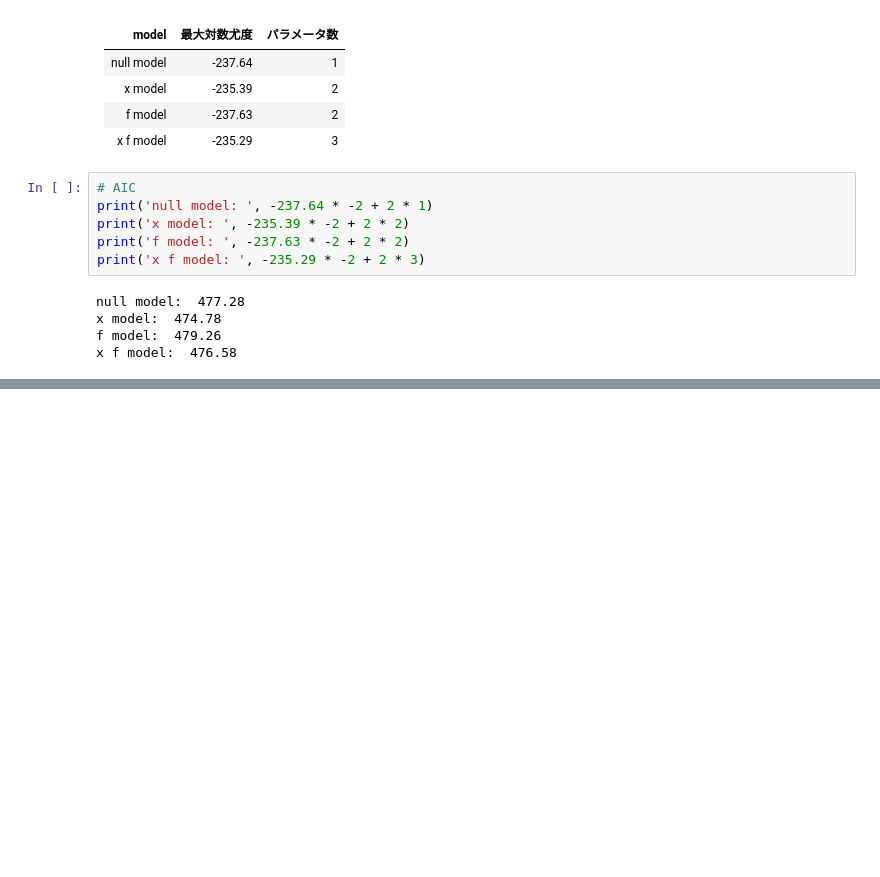
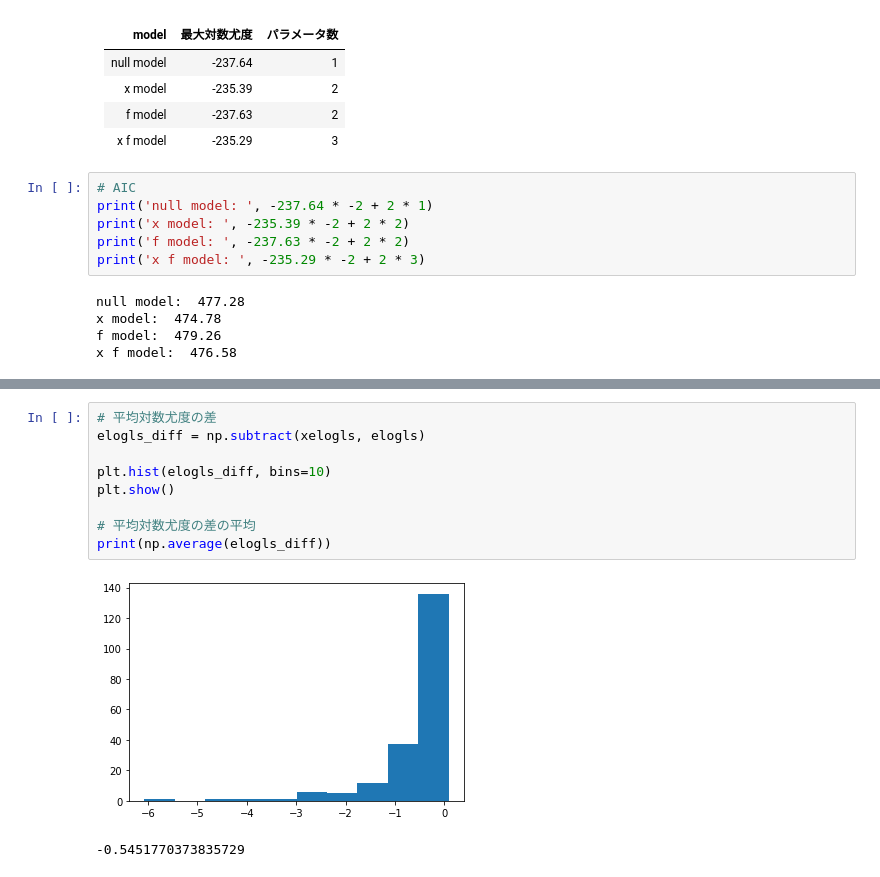
Before and after one commit to yoshino/green-book, a Jupyter notebook: chapter4.ipynb, the cells around one changed output, grey strips where cells are left out. Saved outputs shown, nothing was run; the diff lists cells and outputs as text; blank space fills up the shorter version.

```diff
--- a/chapter4.ipynb
+++ b/chapter4.ipynb
@@ -255,0 +339,12 @@ np.mean(bias) # 本当は1に近い値が出てほしい(平均対数尤度の
+# %%
+# 平均対数尤度の差
+elogls_diff = np.subtract(xelogls, elogls)
+
+plt.hist(elogls_diff, bins=10)
+plt.show()
+
+# 平均対数尤度の差の平均
+print(np.average(elogls_diff))
+# %% [output]
+[figure, added]
+-0.5451770373835729
```
Also changed, not shown: parts of 32 cells of this notebook, 11 other files.
